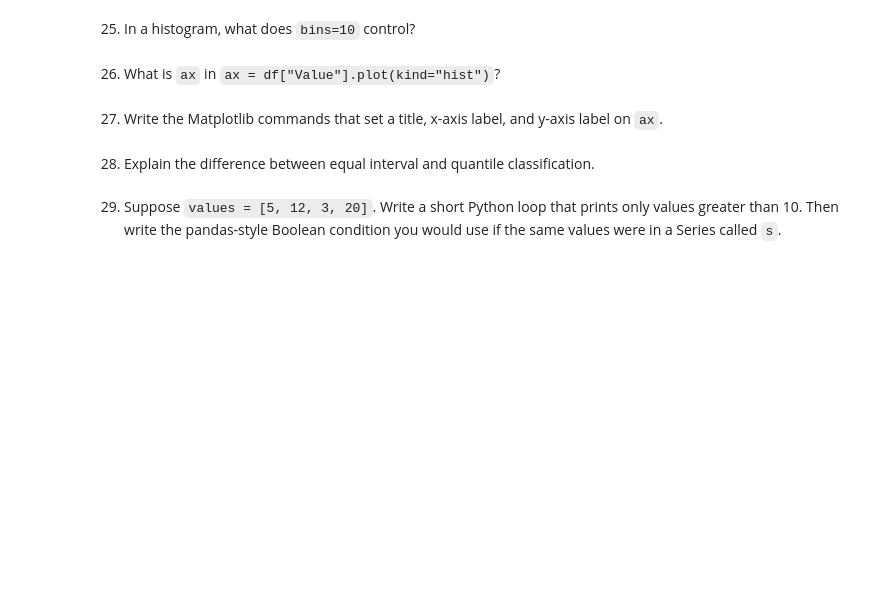
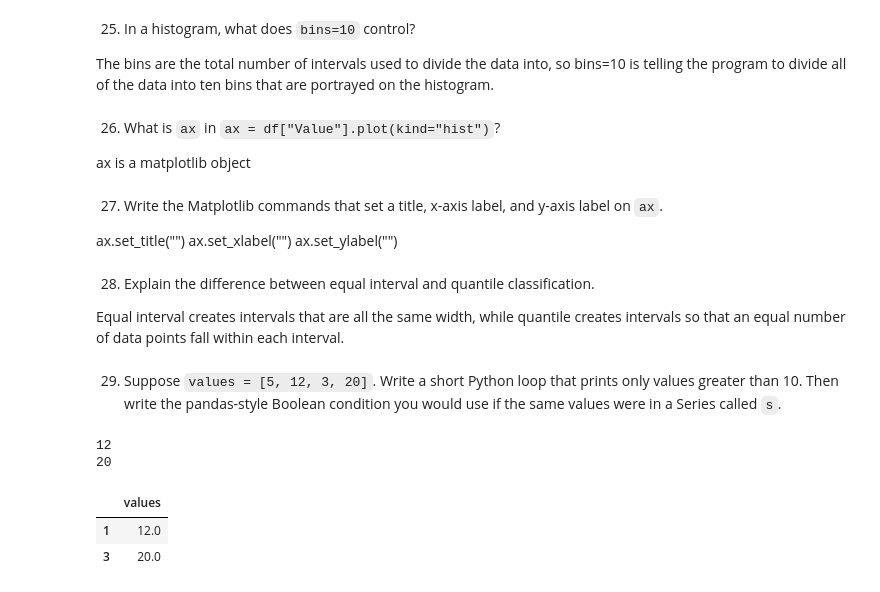
Before and after one commit to MarenKloempken/geog592-marenk, a Jupyter notebook: homework/week04/marenk-hw05.ipynb, the cells around one changed output. Saved outputs shown, nothing was run; the diff lists cells and outputs as text; code cells hidden in the pictures; blank space fills up the shorter version.

```diff
--- a/homework/week04/marenk-hw05.ipynb
+++ b/homework/week04/marenk-hw05.ipynb
@@ -90,10 +172,39 @@ values = pd.Series(["12.5", "18.0", "missing", "22.5"])
 # %% [markdown]
 25. In a histogram, what does `bins=10` control?
+
+The bins are the total number of intervals used to divide the data into, so bins=10 is telling the program to divide all of the data into ten bins that are portrayed on the histogram.
 # %% [markdown]
 26. What is `ax` in `ax = df["Value"].plot(kind="hist")`?
+
+ax is a matplotlib object
 # %% [markdown]
 27. Write the Matplotlib commands that set a title, x-axis label, and y-axis label on `ax`.
+
+ax.set_title("")
+ax.set_xlabel("")
+ax.set_ylabel("")
 # %% [markdown]
 28. Explain the difference between equal interval and quantile classification.
+
+Equal interval creates intervals that are all the same width, while quantile creates intervals so that an equal number of data points fall within each interval.
 # %% [markdown]
 29. Suppose `values = [5, 12, 3, 20]`. Write a short Python loop that prints only values greater than 10. Then write the pandas-style Boolean condition you would use if the same values were in a Series called `s`.
+# %%
+values = [5, 12, 3, 20]
+
+for value in values:
+    if value > 10:
+        print(value)
+
+
+s = pd.DataFrame({"values":[5, 12, 3, 20]})
+
+s_cleaned = s[s > 10]
+
+s_cleaned.dropna(subset=["values"])
+# %% [output]
+12
+20
+|  | values |
+| 1 | 12.0 |
+| 3 | 20.0 |
```
Also changed, not shown: parts of 30 cells of this notebook, 1 other file.
